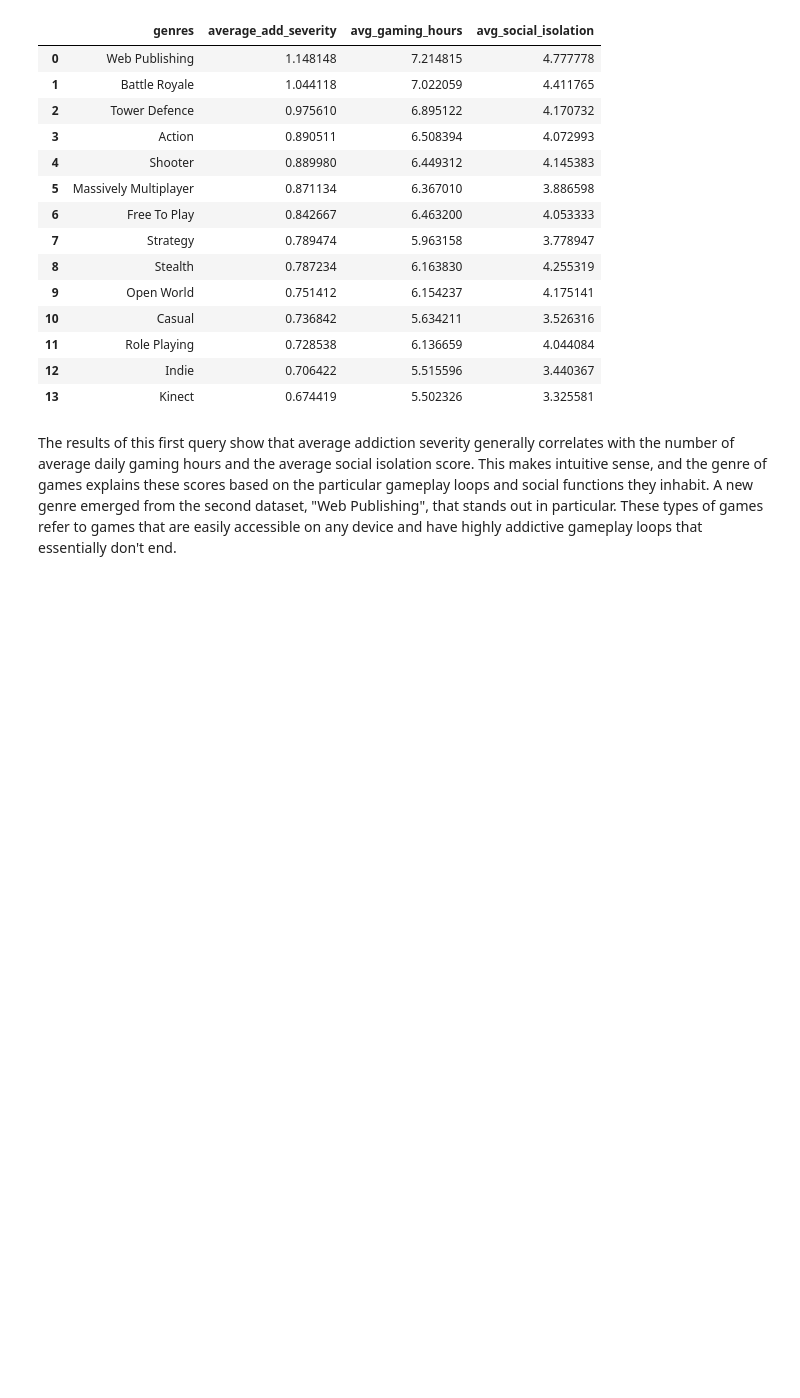
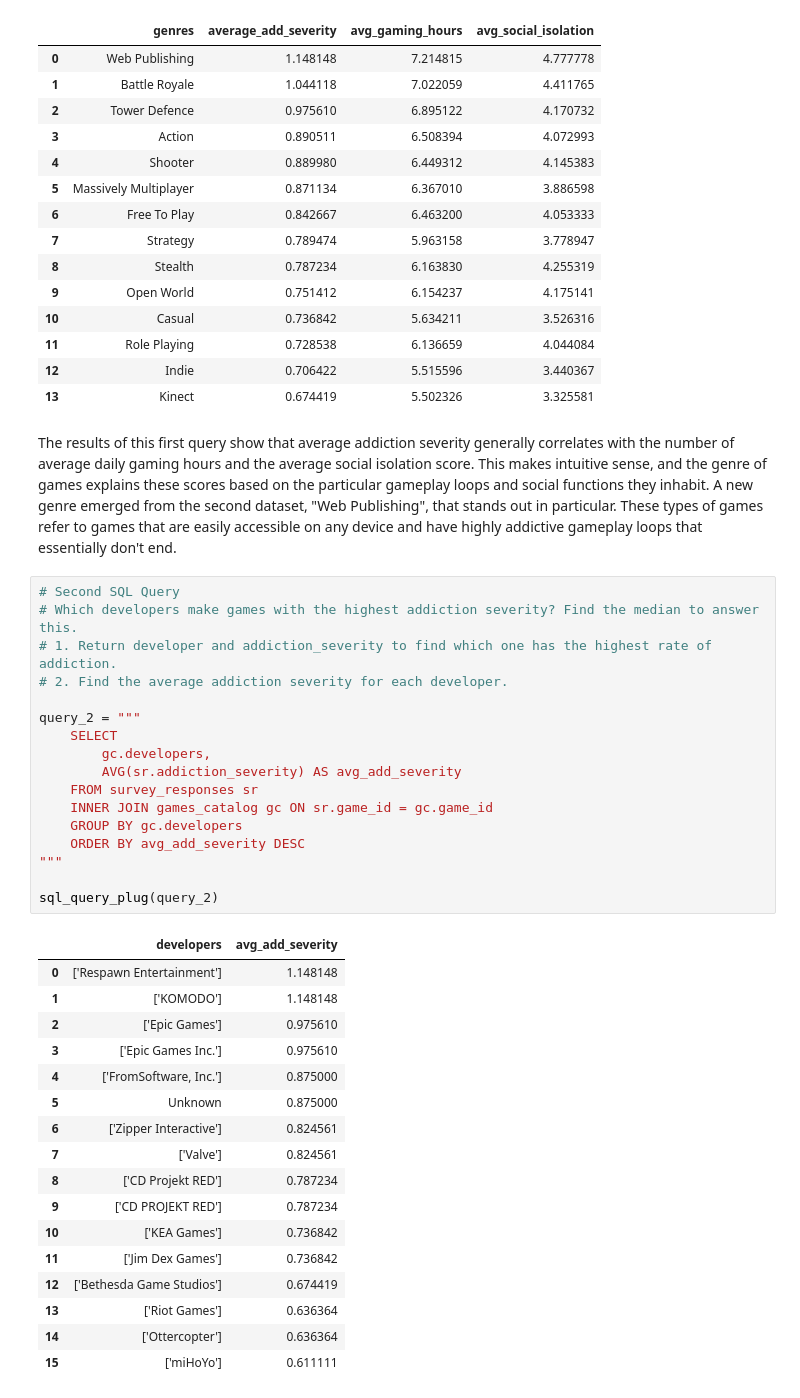
Before and after one commit to jmlax123/gaming_mental_health, a Jupyter notebook: notebook/gaming_mental_health_data.ipynb, the cells around one changed output. Cells and saved outputs as stored; diff of their text form; blank space fills up the shorter version.

Commit message:
Performed second intermediate query

```diff
--- a/notebook/gaming_mental_health_data.ipynb
+++ b/notebook/gaming_mental_health_data.ipynb
@@ -1622,3 +1623,38 @@ sql_query_plug(query_1)
 | 13 | Kinect | 0.674419 | 5.502326 | 3.325581 |
 # %% [markdown]
 The results of this first query show that average addiction severity generally correlates with the number of average daily gaming hours and the average social isolation score. This makes intuitive sense, and the genre of games explains these scores based on the particular gameplay loops and social functions they inhabit. A new genre emerged from the second dataset, "Web Publishing", that stands out in particular. These types of games refer to games that are easily accessible on any device and have highly addictive gameplay loops that essentially don't end.
+# %%
+# Second SQL Query
+# Which developers make games with the highest addiction severity? Find the median to answer this.
+# 1. Return developer and addiction_severity to find which one has the highest rate of addiction.
+# 2. Find the average addiction severity for each developer.
+
+query_2 = """
+    SELECT
+        gc.developers,
+        AVG(sr.addiction_severity) AS avg_add_severity
+    FROM survey_responses sr
+    INNER JOIN games_catalog gc ON sr.game_id = gc.game_id
+    GROUP BY gc.developers
+    ORDER BY avg_add_severity DESC
+"""
+
+sql_query_plug(query_2)
+# %% [output]
+|  | developers | avg_add_severity |
+| 0 | ['Respawn Entertainment'] | 1.148148 |
+| 1 | ['KOMODO'] | 1.148148 |
+| 2 | ['Epic Games'] | 0.975610 |
+| 3 | ['Epic Games Inc.'] | 0.975610 |
+| 4 | ['FromSoftware, Inc.'] | 0.875000 |
+| 5 | Unknown | 0.875000 |
+| 6 | ['Zipper Interactive'] | 0.824561 |
+| 7 | ['Valve'] | 0.824561 |
+| 8 | ['CD Projekt RED'] | 0.787234 |
+| 9 | ['CD PROJEKT RED'] | 0.787234 |
+| 10 | ['KEA Games'] | 0.736842 |
+| 11 | ['Jim Dex Games'] | 0.736842 |
+| 12 | ['Bethesda Game Studios'] | 0.674419 |
+| 13 | ['Riot Games'] | 0.636364 |
+| 14 | ['Ottercopter'] | 0.636364 |
+| 15 | ['miHoYo'] | 0.611111 |
```
Also changed, not shown: parts of 1 cell of this notebook, 1 other file.
